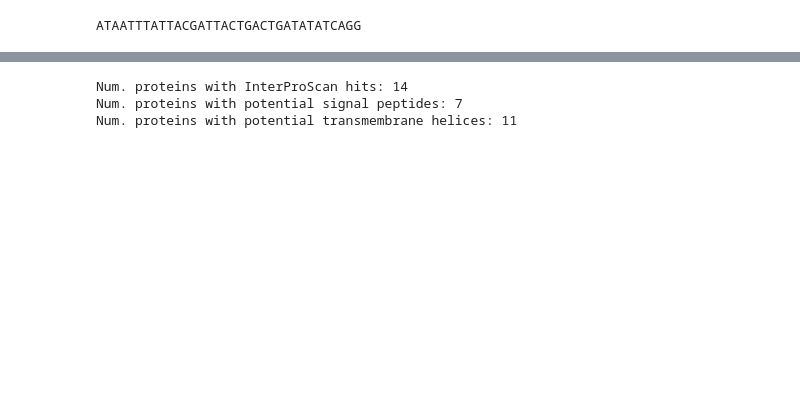
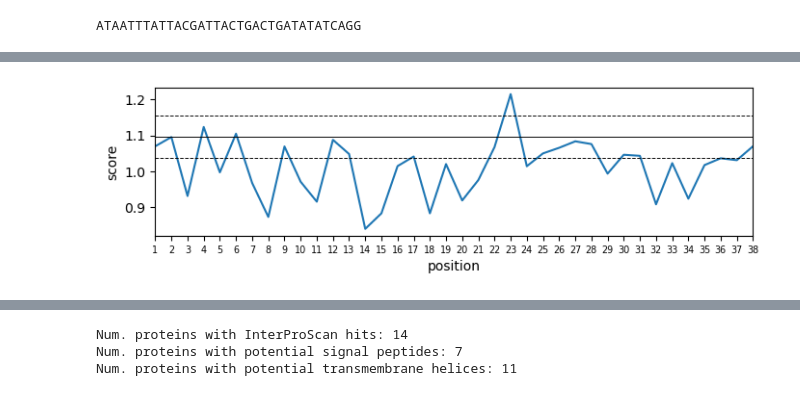
Before and after one commit to pipparichter/banfield, a Jupyter notebook: notebooks/sandbox-4.ipynb, the cells around one changed output, grey strips where cells are left out. Cells and saved outputs as stored; diff of their text form; code cells hidden in the pictures; blank space fills up the shorter version.

```diff
--- a/notebooks/sandbox-4.ipynb
+++ b/notebooks/sandbox-4.ipynb
@@ -123,0 +208,16 @@ make_alphafold_query_file(f'../data/{ece_id}_protein.fa', f'../data/{ece_id}_alp
+# %%
+fig, ax = plt.subplots(figsize=(8, 2))
+sns.lineplot(ece_df, x='position', y='score')
+# ax.axvline(22, ls='--', color='black', lw=0.7)
+ax.set_xticks(np.arange(len(ece_df)), labels=np.arange(len(ece_df)) + 1, fontsize='x-small')
+
+mean = host_dfs[host_genome_ids[0]].score.mean()
+std = host_dfs[host_genome_ids[0]].score.std()
+ax.axhline(mean, color='black', lw=0.7)
+ax.axhline(mean + std, color='black', lw=0.7, ls='--')
+ax.axhline(mean - std, color='black', lw=0.7, ls='--')
+
+ax.set_xlim(xmin=0, xmax=37)
+plt.show()
+# %% [output]
+[figure, added]
```
Also changed, not shown: parts of 22 cells of this notebook, 14 other files.
